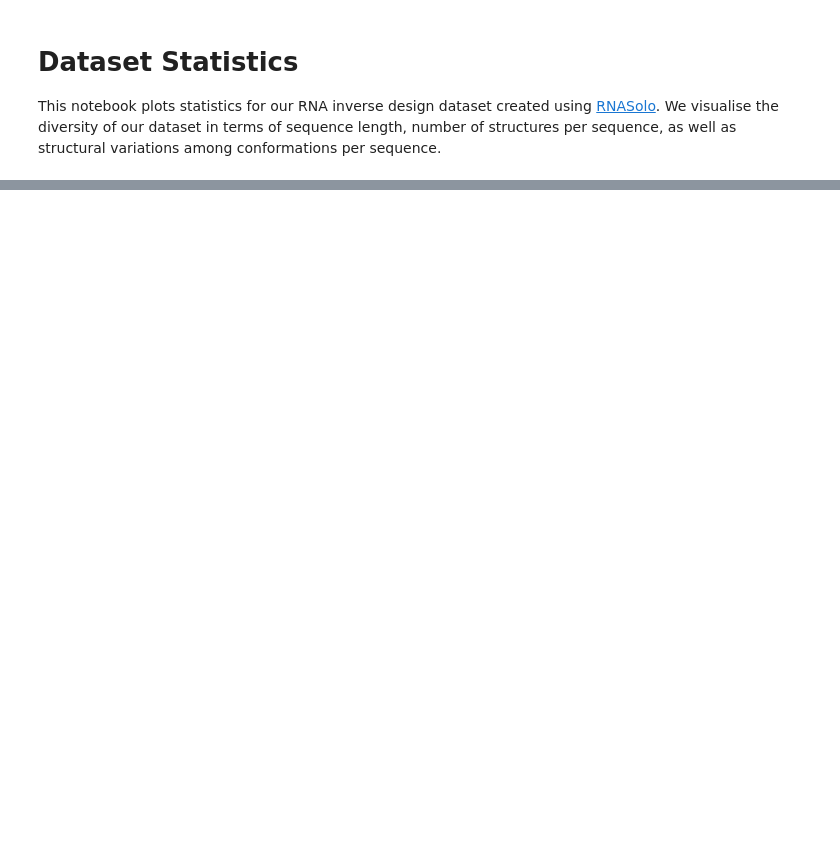
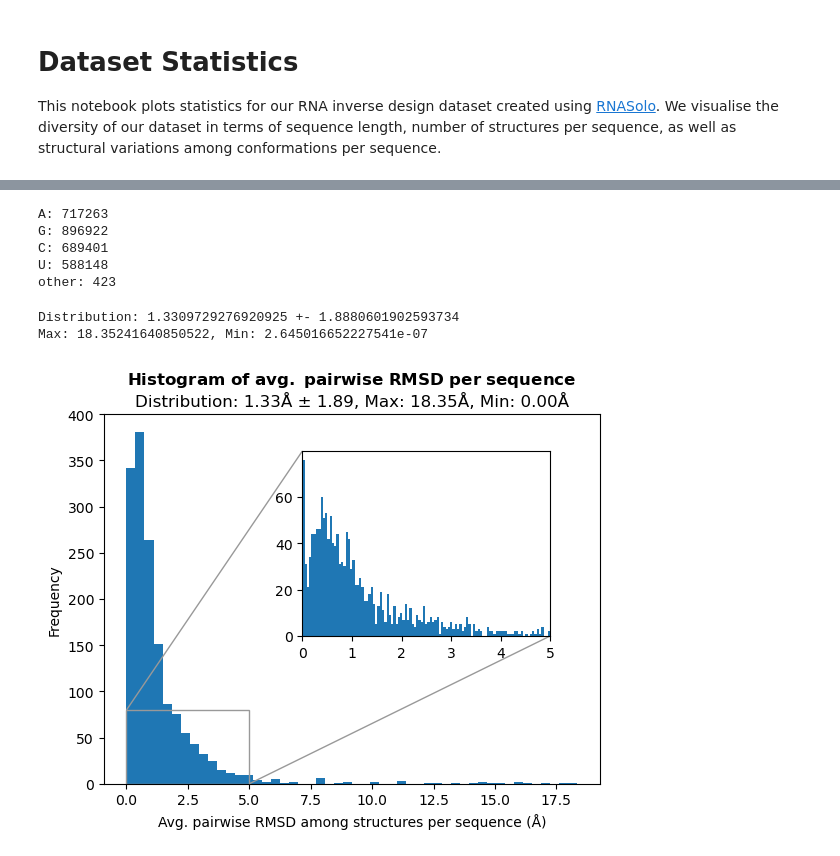
Before and after one commit to chaitjo/geometric-rna-design, a Jupyter notebook: notebooks/data_stats.ipynb, the cells around one changed output, grey strips where cells are left out. Saved outputs shown, nothing was run; the diff lists cells and outputs as text; code cells hidden in the pictures; blank space fills up the shorter version.

```diff
--- a/notebooks/data_stats.ipynb
+++ b/notebooks/data_stats.ipynb
@@ -195,7 +224,7 @@ for i, pair in enumerate(zip(bin, count)):
 
 base_counts = {'A': 0, 'G': 0, 'C': 0, 'U': 0, 'other': 0}
 for data in tqdm(data_list):
-    for base in data['seq']:
+    for base in data['sequence']:
         if base in base_counts:
             base_counts[base] += 1
         else:
@@ -203,3 +232,9 @@ for data in tqdm(data_list):
 
 for base in base_counts:
     print(f"{base}: {base_counts[base]}")
+# %% [output]
+A: 717263
+G: 896922
+C: 689401
+U: 588148
+other: 423
@@ -239,22 +241,42 @@ for data in tqdm(data_list):
 # %%
 # Distribution of average RMSD per sequence
 # Note: Omit avg. RMSD = 0, which are sequences with a single structure
 
-rmsd_per_seq = [np.mean(rmsds) for rmsds in seq_to_rmsds.values() if np.mean(rmsds) > 0.0]
+rmsd_per_seq = [x for x in df["mean_rmsd"].values if x > 0.0]
 print(f"Distribution: {np.mean(rmsd_per_seq)} +- {np.std(rmsd_per_seq)}")
 print(f"Max: {np.max(rmsd_per_seq)}, Min: {np.min(rmsd_per_seq)}")
 
+fig, ax1 = plt.subplots()
+
 # Plot a histogram
-plt.hist(rmsd_per_seq, bins=200)
+ax1.hist(rmsd_per_seq, bins=50)
 
 # Add labels and title
-plt.xlabel('Avg. pairwise RMSD among structures per sequence (Å)')
-plt.ylabel('Frequency')
+ax1.set_xlabel('Avg. pairwise RMSD among structures per sequence (Å)')
+ax1.set_ylabel('Frequency')
 # plt.title('Histogram of average RMSD per sequence')
-plt.title(
+ax1.set_title(
     r"$\bf{" + "Histogram \ of \ avg. \ pairwise \ RMSD \ per \ sequence" + "}$" + f"\nDistribution: {np.mean(rmsd_per_seq):.2f}Å ± {np.std(rmsd_per_seq):.2f}, Max: {np.max(rmsd_per_seq):.2f}Å, Min: {np.min(rmsd_per_seq):.2f}Å"
 )
+
+# Create a set of inset Axes
+ax2 = plt.axes([0,0,1,1])
+# Manually set the position and relative size of the inset axes within ax1
+ip = InsetPosition(ax1, [0.4,0.4,0.5,0.5])
+ax2.set_axes_locator(ip)
+# Mark the region corresponding to the inset axes on ax1
+# and draw lines in grey linking the two axes.
+mark_inset(ax1, ax2, loc1=2, loc2=4, fc="none", ec='0.6')
+
+# Plot second histogram
+ax2.hist(rmsd_per_seq, bins=400)
+ax2.set_xlim([0,5])
+# ax2.set_ylim([0,1000])
 
 # Display the plot
 # plt.savefig('hist_rmsd_per_sequence.pdf', dpi=300)
 plt.show()
+# %% [output]
+Distribution: 1.3309729276920925 +- 1.8880601902593734
+Max: 18.35241640850522, Min: 2.645016652227541e-07
+[figure, added]
```
Also changed, not shown: parts of 25 cells of this notebook, 5 other files.
